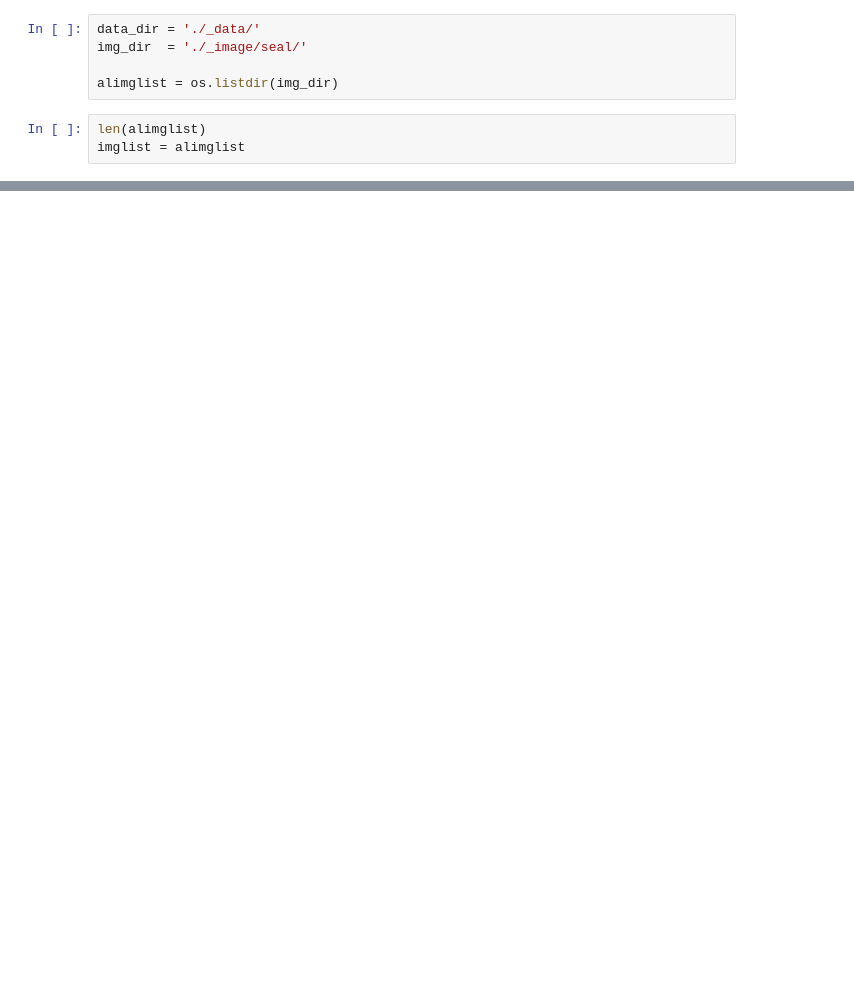
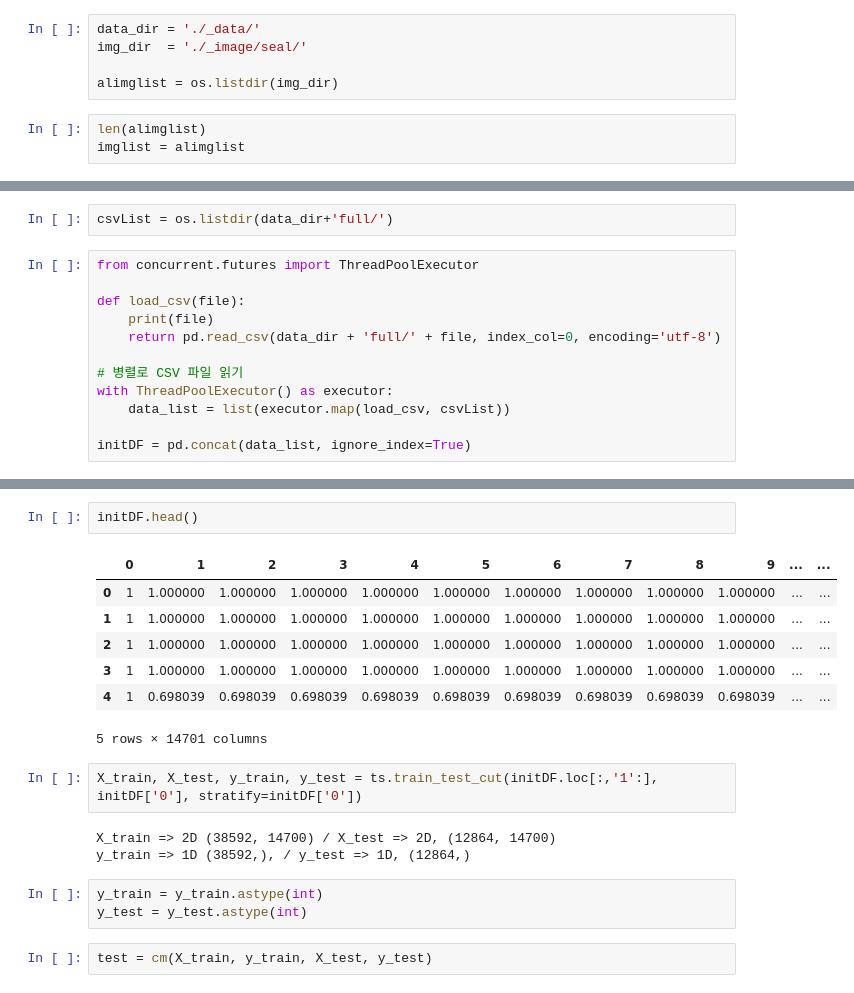
Before and after one commit to matdongsan5/ML, a Jupyter notebook: ML_CV/PROJECT_VISION/img_preprocess.ipynb, the cells around one changed output, grey strips where cells are left out. Drawn from its saved outputs; the diff is of its cells as text; blank space fills up the shorter version.

```diff
--- a/ML_CV/PROJECT_VISION/img_preprocess.ipynb
+++ b/ML_CV/PROJECT_VISION/img_preprocess.ipynb
@@ -217,0 +297,14 @@ tempDF = make_test('./_image/seal/', 'processed_seal.csv')
+# %%
+csvList = os.listdir(data_dir+'full/')
+# %%
+from concurrent.futures import ThreadPoolExecutor
+
+def load_csv(file):
+    print(file)
+    return pd.read_csv(data_dir + 'full/' + file, index_col=0, encoding='utf-8')
+
+# 병렬로 CSV 파일 읽기
+with ThreadPoolExecutor() as executor:
+    data_list = list(executor.map(load_csv, csvList))
+
+initDF = pd.concat(data_list, ignore_index=True)
@@ -217,0 +329,20 @@ tempDF = make_test('./_image/seal/', 'processed_seal.csv')
+# %%
+initDF.head()
+# %% [output]
+|  | 0 | 1 | 2 | 3 | 4 | 5 | 6 | 7 | 8 | 9 | ... | ... |
+| 0 | 1 | 1.000000 | 1.000000 | 1.000000 | 1.000000 | 1.000000 | 1.000000 | 1.000000 | 1.000000 | 1.000000 | ... | ... |
+| 1 | 1 | 1.000000 | 1.000000 | 1.000000 | 1.000000 | 1.000000 | 1.000000 | 1.000000 | 1.000000 | 1.000000 | ... | ... |
+| 2 | 1 | 1.000000 | 1.000000 | 1.000000 | 1.000000 | 1.000000 | 1.000000 | 1.000000 | 1.000000 | 1.000000 | ... | ... |
+| 3 | 1 | 1.000000 | 1.000000 | 1.000000 | 1.000000 | 1.000000 | 1.000000 | 1.000000 | 1.000000 | 1.000000 | ... | ... |
+| 4 | 1 | 0.698039 | 0.698039 | 0.698039 | 0.698039 | 0.698039 | 0.698039 | 0.698039 | 0.698039 | 0.698039 | ... | ... |
+5 rows × 14701 columns
+# %%
+X_train, X_test, y_train, y_test = ts.train_test_cut(initDF.loc[:,'1':], initDF['0'], stratify=initDF['0'])
+# %% [output]
+X_train => 2D (38592, 14700) / X_test => 2D, (12864, 14700)
+y_train => 1D (38592,), / y_test => 1D, (12864,)
+# %%
+y_train = y_train.astype(int)
+y_test = y_test.astype(int)
+# %%
+test = cm(X_train, y_train, X_test, y_test)
```
Also changed, not shown: parts of 22 cells of this notebook, 3 other files.
